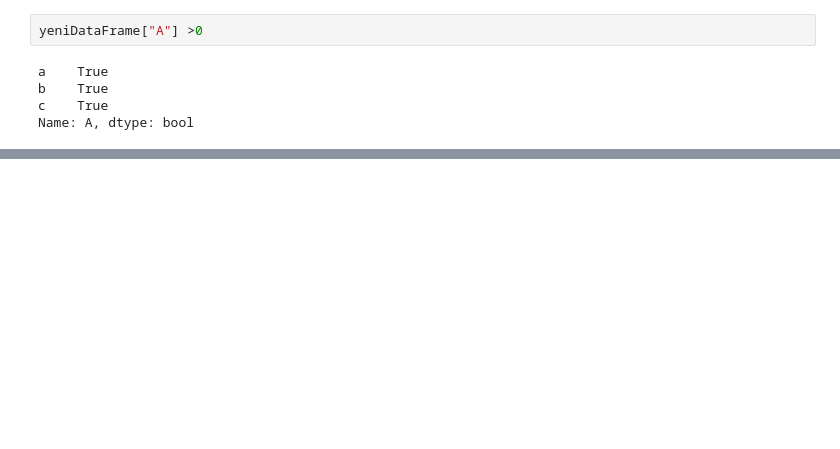
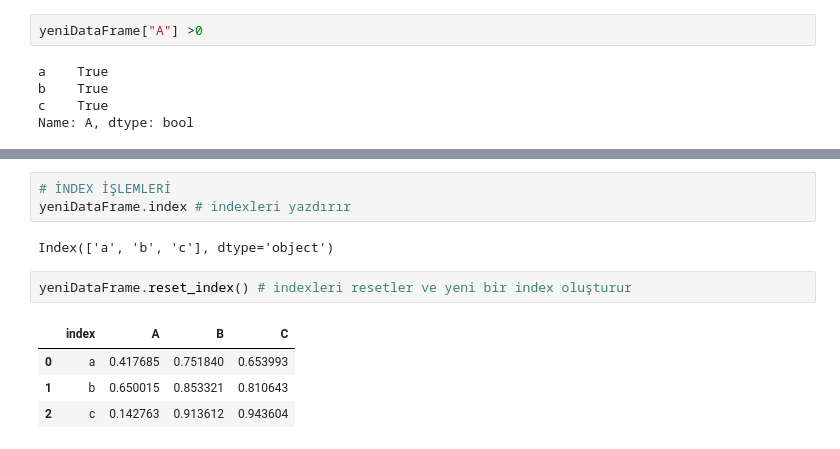
Before and after one commit to Yusufygc/Kurs-Calismalarim, a Jupyter notebook: BTK_Veri_Bilimi_Tensorflow/Pandas/2_dataFrame.ipynb, the cells around one changed output, grey strips where cells are left out. Saved outputs shown, nothing was run; the diff lists cells and outputs as text; blank space fills up the shorter version.

```diff
--- a/BTK_Veri_Bilimi_Tensorflow/Pandas/2_dataFrame.ipynb
+++ b/BTK_Veri_Bilimi_Tensorflow/Pandas/2_dataFrame.ipynb
@@ -207,0 +208,12 @@ yeniDataFrame[yeniDataFrame["A"] >0.3] # A sütununa göre 0.3'dan büyük olan
+# %%
+# İNDEX İŞLEMLERİ
+yeniDataFrame.index # indexleri yazdırır
+# %% [output]
+Index(['a', 'b', 'c'], dtype='object')
+# %%
+yeniDataFrame.reset_index() # indexleri resetler ve yeni bir index oluşturur
+# %% [output]
+|  | index | A | B | C |
+| 0 | a | 0.417685 | 0.751840 | 0.653993 |
+| 1 | b | 0.650015 | 0.853321 | 0.810643 |
+| 2 | c | 0.142763 | 0.913612 | 0.943604 |
```
Also changed, not shown: parts of 25 cells of this notebook.
